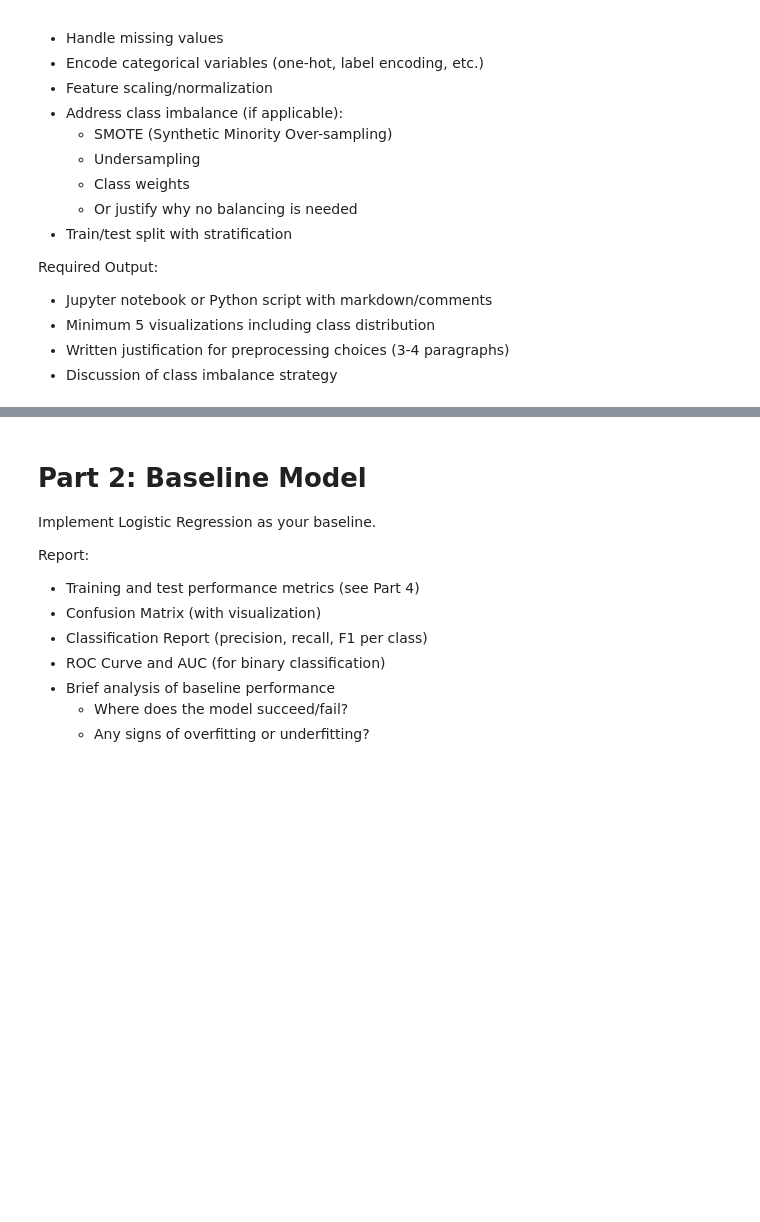
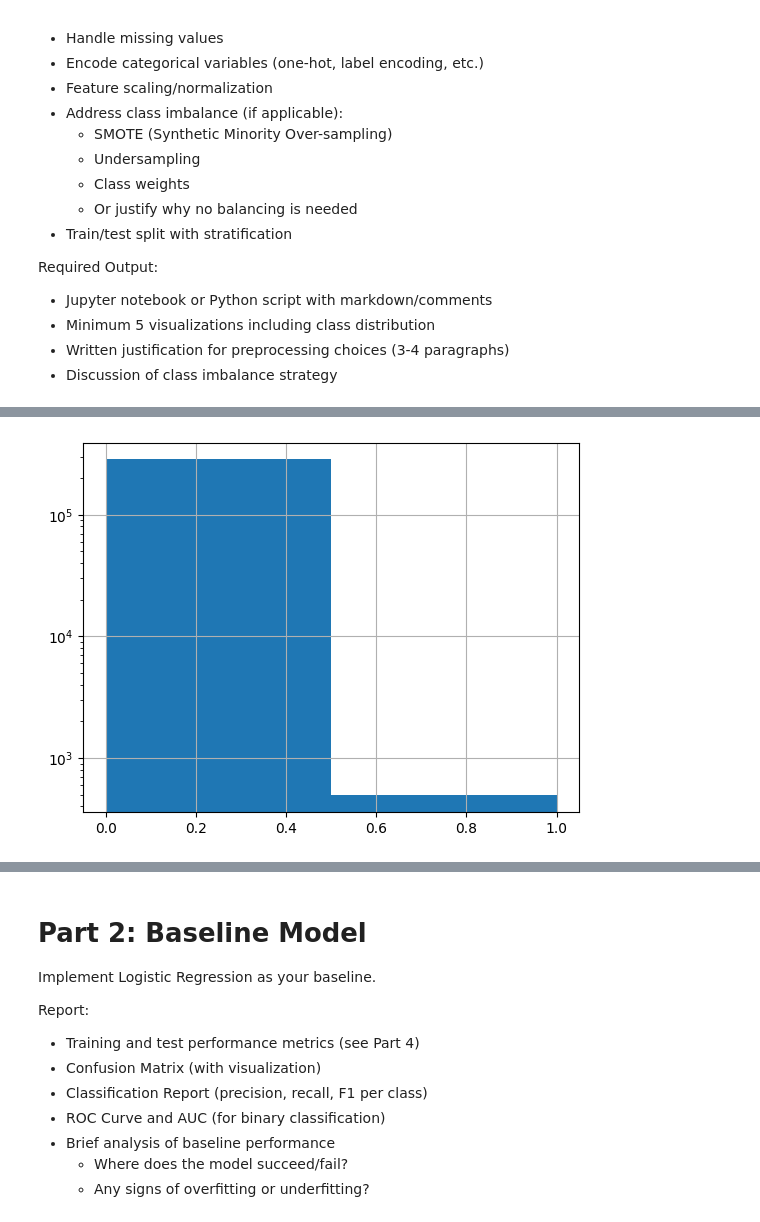
Before and after one commit to CruzJua/ClassificationModelsExploration, a Jupyter notebook: main.ipynb, the cells around one changed output, grey strips where cells are left out. Drawn from its saved outputs; the diff is of its cells as text; code cells hidden in the pictures; blank space fills up the shorter version.

```diff
--- a/main.ipynb
+++ b/main.ipynb
@@ -34,4 +37,4 @@ Required Output:
 - Discussion of class imbalance strategy
 # %%
 # Getting the data into a pandas dataframe
-df = pd.read_csv("./data/creditcard.csv")
+df: pd.DataFrame = pd.read_csv("./data/creditcard.csv")
@@ -37,0 +64,5 @@ df = pd.read_csv("./data/creditcard.csv")
+# %%
+# Plot that shows the diffecne in number of fraud and non-fraud transactions.
+hist = df['Class'].hist(bins=2, log=True)
+# %% [output]
+[figure, added]
```
Also changed, not shown: parts of 7 cells of this notebook.
